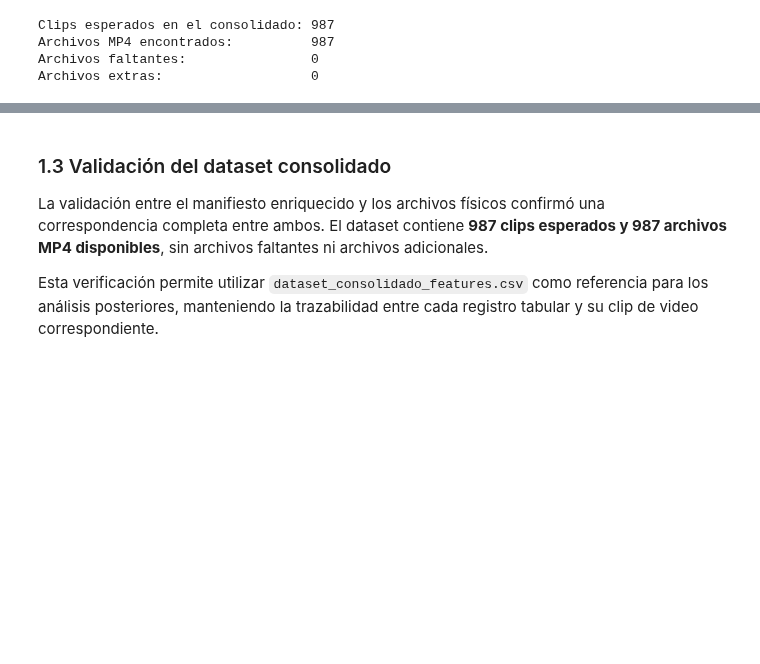
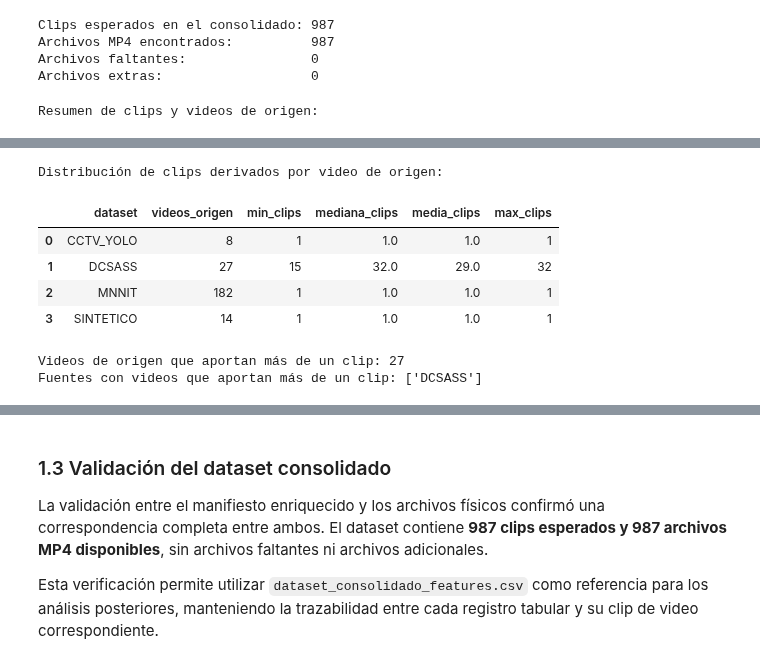
Before and after one commit to joseluistinajero/MNA---Proyecto-Integrador, a Jupyter notebook: Notebooks/Avance2_Equipo41.ipynb, the cells around one changed output, grey strips where cells are left out. Saved outputs shown, nothing was run; the diff lists cells and outputs as text; code cells hidden in the pictures; blank space fills up the shorter version.

```diff
--- a/Notebooks/Avance2_Equipo41.ipynb
+++ b/Notebooks/Avance2_Equipo41.ipynb
@@ -161,3 +448,75 @@ Clips esperados en el consolidado: 987
 Archivos MP4 encontrados:          987
 Archivos faltantes:                0
 Archivos extras:                   0
+# %%
+# Relación entre videos de origen y clips derivados
+
+# Una identidad de video debe incluir también la fuente.
+df_origen = df.copy()
+
+resumen_origen = (
+    df_origen
+    .groupby("dataset")
+    .agg(
+        clips=("clip_id", "size"),
+        videos_origen=("video_id", "nunique")
+    )
+    .reset_index()
+)
+
+resumen_origen["clips_por_video_promedio"] = (
+    resumen_origen["clips"]
+    / resumen_origen["videos_origen"]
+).round(2)
+
+# Número de clips derivados de cada video de origen
+clips_por_video = (
+    df_origen
+    .groupby(["dataset", "video_id"])
+    .size()
+    .rename("clips_derivados")
+    .reset_index()
+)
+
+resumen_dependencia = (
+    clips_por_video
+    .groupby("dataset")["clips_derivados"]
+    .agg(
+        videos_origen="count",
+        min_clips="min",
+        mediana_clips="median",
+        media_clips="mean",
+        max_clips="max"
+    )
+    .reset_index()
+)
+
+resumen_dependencia["media_clips"] = (
+    resumen_dependencia["media_clips"]
+    .round(2)
+)
+
+print("Resumen de clips y videos de origen:")
+display(resumen_origen)
+
+print("\nDistribución de clips derivados por video de origen:")
+display(resumen_dependencia)
+
+videos_multiclip = (
+    clips_por_video["clips_derivados"] > 1
+).sum()
+
+print(
+    "\nVideos de origen que aportan más de un clip:",
+    videos_multiclip
+)
+
+print(
+    "Fuentes con videos que aportan más de un clip:",
+    clips_por_video.loc[
+        clips_por_video["clips_derivados"] > 1,
+        "dataset"
+    ].unique().tolist()
+)
+# %% [output]
+Resumen de clips y videos de origen:
@@ -163,0 +528,8 @@ Archivos extras:                   0
+Distribución de clips derivados por video de origen:
+|  | dataset | videos_origen | min_clips | mediana_clips | media_clips | max_clips |
+| 0 | CCTV_YOLO | 8 | 1 | 1.0 | 1.0 | 1 |
+| 1 | DCSASS | 27 | 15 | 32.0 | 29.0 | 32 |
+| 2 | MNNIT | 182 | 1 | 1.0 | 1.0 | 1 |
+| 3 | SINTETICO | 14 | 1 | 1.0 | 1.0 | 1 |
+Videos de origen que aportan más de un clip: 27
+Fuentes con videos que aportan más de un clip: ['DCSASS']
```
Also changed, not shown: parts of 28 cells of this notebook.
